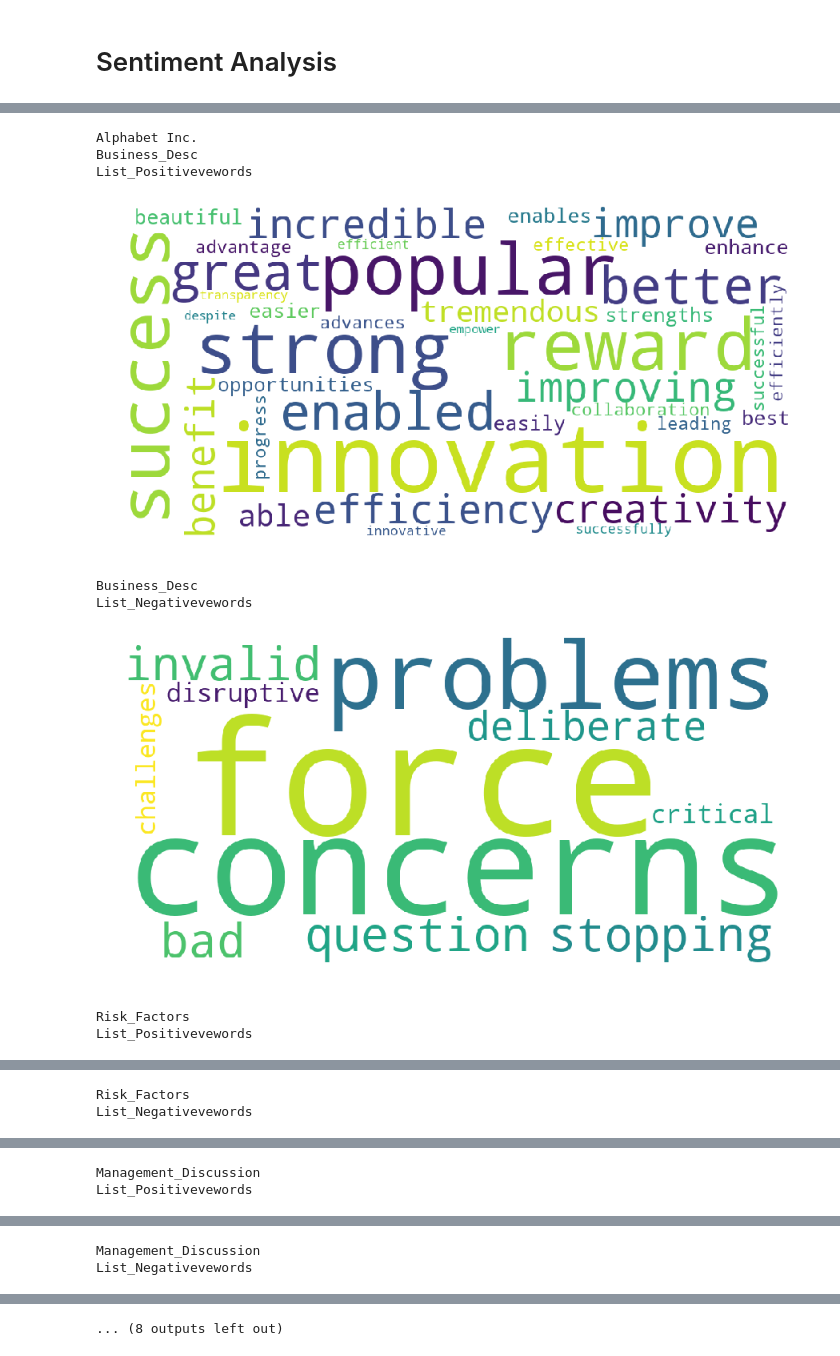
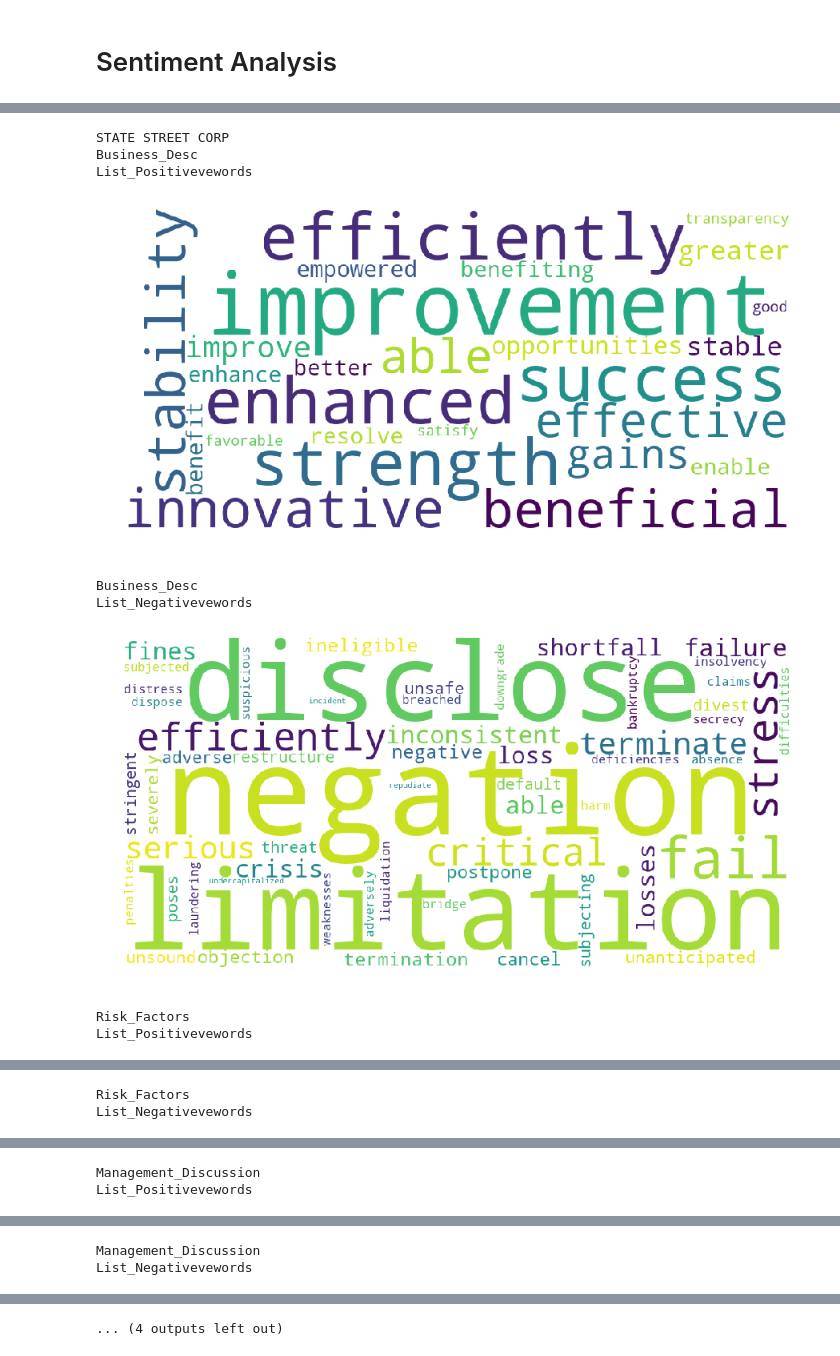
Before and after one commit to coolkingsingh97/Infowarriors-Davidson, a Jupyter notebook: SEC_Script/Text-Preprocessing .ipynb, the cells around one changed output, grey strips where cells are left out. Saved outputs shown, nothing was run; the diff lists cells and outputs as text; code cells hidden in the pictures.

Commit message:
ate street

```diff
--- a/SEC_Script/Text-Preprocessing .ipynb
+++ b/SEC_Script/Text-Preprocessing .ipynb
@@ -611,7 +611,7 @@ def sentiments_each_item(dictionary,df,company_name):
     return temp_df
 # %%
 #check the sentiments of each items in the database for the input company
-sentiment_df = sentiments_each_item(lmdict,parsed10K,'Alphabet Inc.')
+sentiment_df = sentiments_each_item(lmdict,parsed10K,'STATE STREET CORP')
 sentiment_df
 # %% [output]
 |  | Company | Section | Posiitvewords | Negativewords | List_Positivevewords | List_Negativevewords |
@@ -627,36 +627,36 @@ from wordcloud import WordCloud, STOPWORDS, ImageColorGenerator
 
 
 def word_cloud(company):
     sentiment_df = sentiments_each_item(lmdict,parsed10K,company)
     print(company)
 
     cols = ['List_Positivevewords','List_Negativevewords']
 
     for i in range(5):
         for x in cols:
             print(sentiment_df['Section'][i])
             print(x)
             if sentiment_df['Posiitvewords'][i] and sentiment_df['Negativewords'][i] !='0':
                 corpus = sentiment_df[x][i]
 
                 #world cloud
                 unique_string=(" ").join(corpus)
                 wordcloud = WordCloud(width = 1000, height = 500, background_color="white").generate(unique_string)
                 plt.figure(figsize=(15,8))
                 plt.imshow(wordcloud)
                 plt.axis("off")
                 plt.savefig("your_file_name"+".png", bbox_inches='tight')
                 plt.show()
                 plt.close()
 
-word_cloud('Alphabet Inc.')
+word_cloud('STATE STREET CORP')
 # %% [output]
-Alphabet Inc.
+STATE STREET CORP
 Business_Desc
 List_Positivevewords
-[figure, old version]
+[figure, new version]
 Business_Desc
 List_Negativevewords
-[figure, old version]
+[figure, new version]
 Risk_Factors
 List_Positivevewords
@@ -673 +673 @@ List_Negativevewords
-... (8 outputs left out)
+... (4 outputs left out)
```
Also changed, not shown: parts of 2 cells of this notebook, 1 other file.
